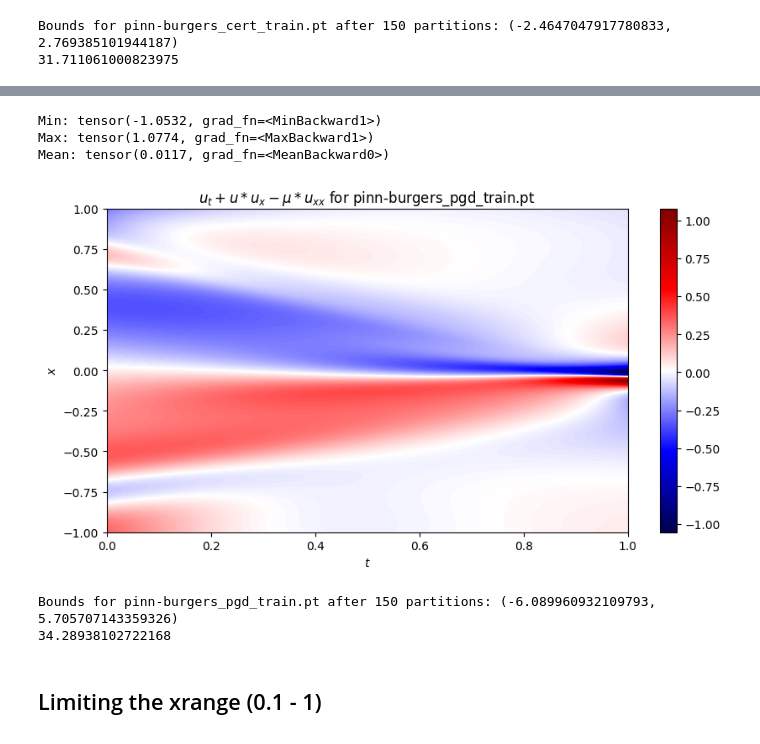
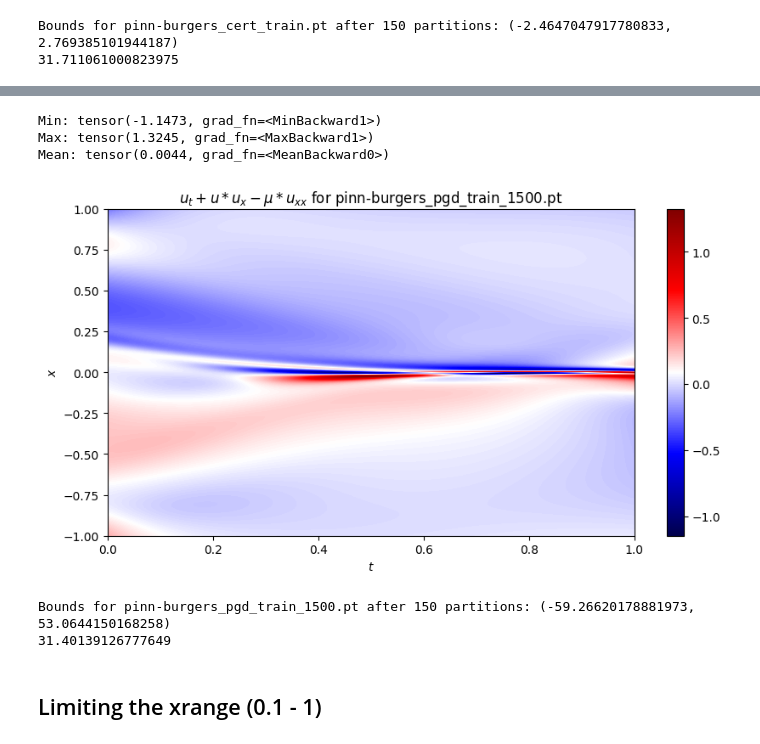
Before and after one commit to avaljotsingh/Verification-of-PINNs, a Jupyter notebook: experiments/Results.ipynb, the cells around one changed output, grey strips where cells are left out. Drawn from its saved outputs; the diff is of its cells as text; code cells hidden in the pictures.

```diff
--- a/experiments/Results.ipynb
+++ b/experiments/Results.ipynb
@@ -60,16 +114,16 @@ Bounds for pinn-burgers_cert_train.pt after 150 partitions: (-2.4647047917780833
 # %%
-model = "../trained_models/pinn-burgers_pgd_train.pt"
+model = "../trained_models/pinn-burgers_pgd_train_1500.pt"
 visualize_residual_error(model)
 s = time.time()
 compute_pinn_bounds_using_input_splitting(model, 150)
 print(time.time() - s)
 # %% [output]
-Min: tensor(-1.0532, grad_fn=<MinBackward1>)
-Max: tensor(1.0774, grad_fn=<MaxBackward1>)
-Mean: tensor(0.0117, grad_fn=<MeanBackward0>)
+Min: tensor(-1.1473, grad_fn=<MinBackward1>)
+Max: tensor(1.3245, grad_fn=<MaxBackward1>)
+Mean: tensor(0.0044, grad_fn=<MeanBackward0>)
-[figure, old version]
+[figure, new version]
-Bounds for pinn-burgers_pgd_train.pt after 150 partitions: (-6.089960932109793, 5.705707143359326)
-34.28938102722168
+Bounds for pinn-burgers_pgd_train_1500.pt after 150 partitions: (-59.26620178881973, 53.0644150168258)
+31.40139126777649
 # %% [markdown]
 ## Limiting the xrange (0.1 - 1)
 # %%
```
Also changed, not shown: parts of 9 cells of this notebook, 1 other file.
